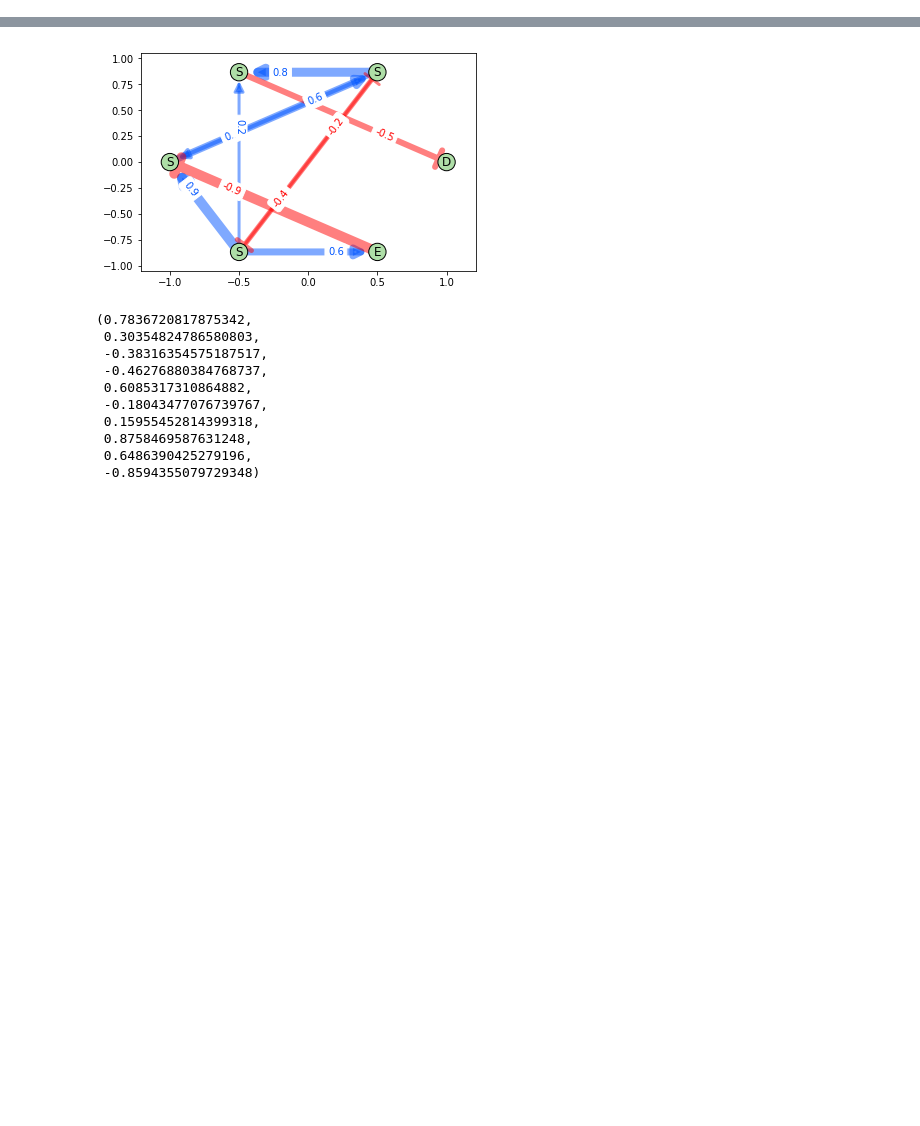
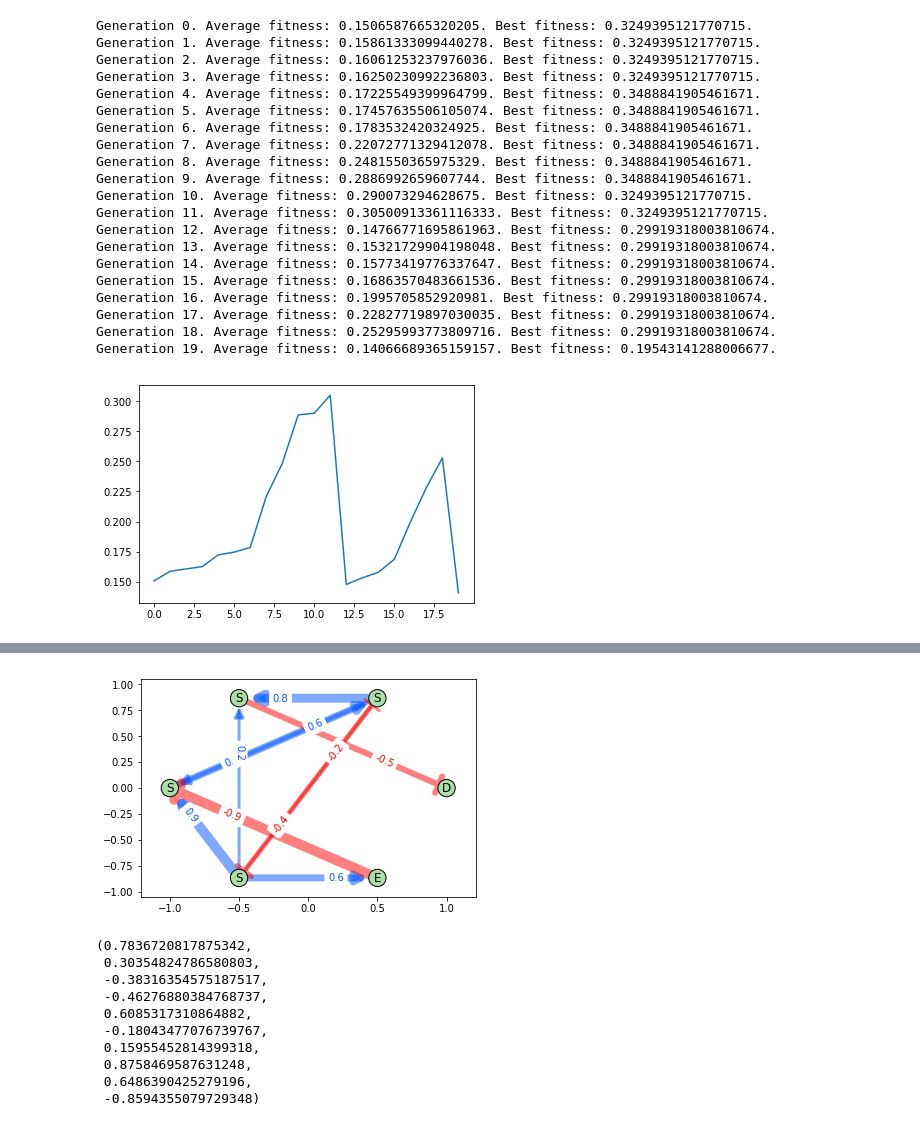
Before and after one commit to Ngort/CS166, a Jupyter notebook: Final project/MS_Immune_Network_Evolution.ipynb, the cells around one changed output, grey strips where cells are left out. Cells and saved outputs as stored; diff of their text form; code cells hidden in the pictures; blank space fills up the shorter version.

```diff
--- a/Final project/MS_Immune_Network_Evolution.ipynb
+++ b/Final project/MS_Immune_Network_Evolution.ipynb
@@ -347,0 +433,32 @@ class HostChild(Host):
+# %%
+population = Population(100)
+
+for _ in range(20):
+    population.selection(verbose=0, threshold=0.11)
+    #print('Generation {} complete.'.format(_))
+
+plt.plot(population.average_fitness)
+
+plt.show()
+# %% [output]
+Generation 0. Average fitness: 0.1506587665320205. Best fitness: 0.3249395121770715.
+Generation 1. Average fitness: 0.15861333099440278. Best fitness: 0.3249395121770715.
+Generation 2. Average fitness: 0.16061253237976036. Best fitness: 0.3249395121770715.
+Generation 3. Average fitness: 0.16250230992236803. Best fitness: 0.3249395121770715.
+Generation 4. Average fitness: 0.17225549399964799. Best fitness: 0.3488841905461671.
+Generation 5. Average fitness: 0.17457635506105074. Best fitness: 0.3488841905461671.
+Generation 6. Average fitness: 0.1783532420324925. Best fitness: 0.3488841905461671.
+Generation 7. Average fitness: 0.22072771329412078. Best fitness: 0.3488841905461671.
+Generation 8. Average fitness: 0.2481550365975329. Best fitness: 0.3488841905461671.
+Generation 9. Average fitness: 0.2886992659607744. Best fitness: 0.3488841905461671.
+Generation 10. Average fitness: 0.290073294628675. Best fitness: 0.3249395121770715.
+Generation 11. Average fitness: 0.30500913361116333. Best fitness: 0.3249395121770715.
+Generation 12. Average fitness: 0.14766771695861963. Best fitness: 0.29919318003810674.
+Generation 13. Average fitness: 0.15321729904198048. Best fitness: 0.29919318003810674.
+Generation 14. Average fitness: 0.15773419776337647. Best fitness: 0.29919318003810674.
+Generation 15. Average fitness: 0.16863570483661536. Best fitness: 0.29919318003810674.
+Generation 16. Average fitness: 0.1995705852920981. Best fitness: 0.29919318003810674.
+Generation 17. Average fitness: 0.22827719897030035. Best fitness: 0.29919318003810674.
+Generation 18. Average fitness: 0.25295993773809716. Best fitness: 0.29919318003810674.
+Generation 19. Average fitness: 0.14066689365159157. Best fitness: 0.19543141288006677.
+[figure, added]
```
Also changed, not shown: parts of 12 cells of this notebook.
